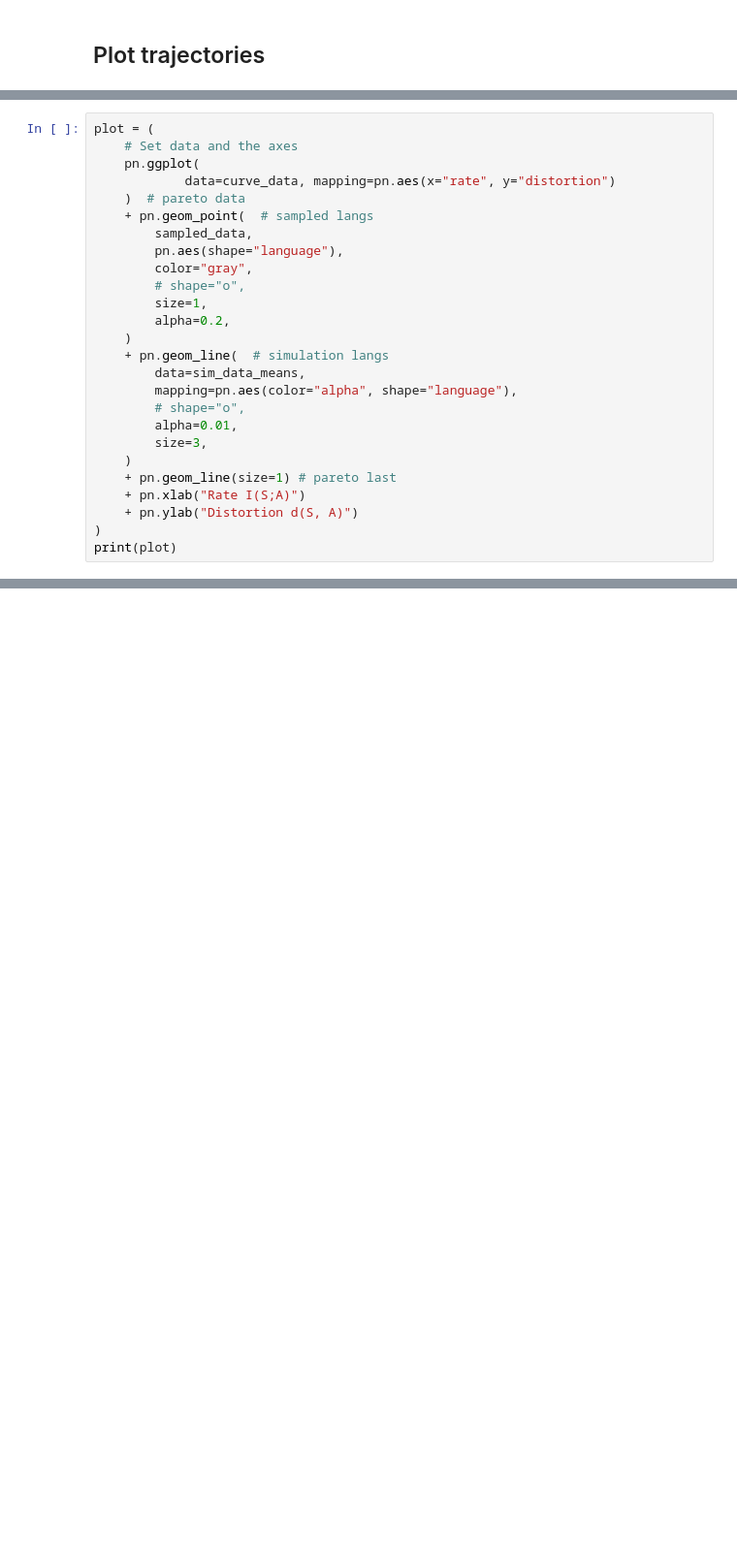
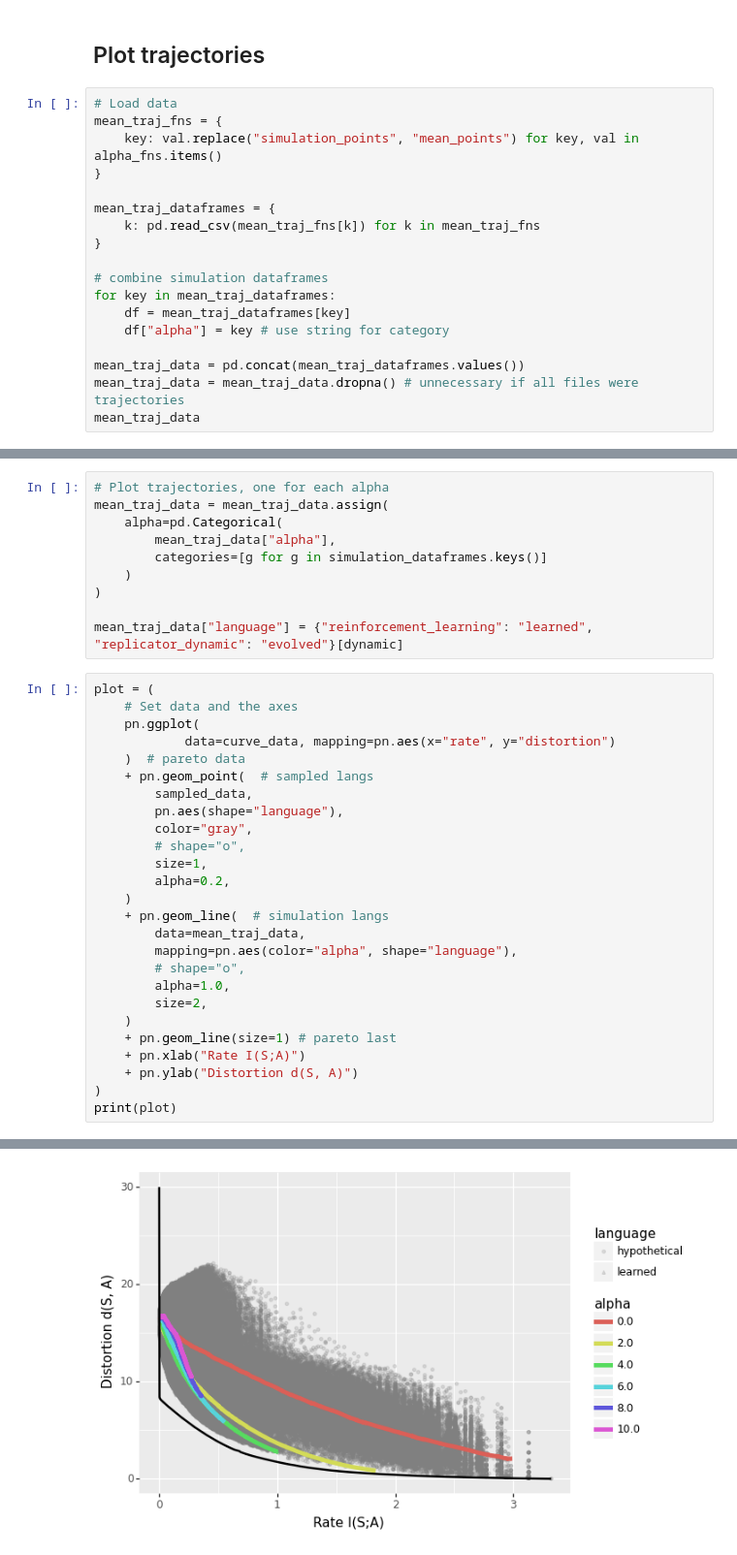
Before and after one commit to nathimel/rdsg, a Jupyter notebook: src/notebooks/analyze.ipynb, the cells around one changed output, grey strips where cells are left out. Shown at 97% size. Drawn from its saved outputs; the diff is of its cells as text; blank space fills up the shorter version.

```diff
--- a/src/notebooks/analyze.ipynb
+++ b/src/notebooks/analyze.ipynb
@@ -176,3 +168,21 @@ print(plot)
 # plot.save(filename=fn, width=10, height=10, dpi=300)
 # %% [markdown]
 ## Plot trajectories
+# %%
+# Load data
+mean_traj_fns = {
+    key: val.replace("simulation_points", "mean_points") for key, val in alpha_fns.items()
+}
+
+mean_traj_dataframes = {
+    k: pd.read_csv(mean_traj_fns[k]) for k in mean_traj_fns
+}
+
+# combine simulation dataframes
+for key in mean_traj_dataframes:
+    df = mean_traj_dataframes[key]
+    df["alpha"] = key # use string for category
+
+mean_traj_data = pd.concat(mean_traj_dataframes.values())
+mean_traj_data = mean_traj_data.dropna() # unnecessary if all files were trajectories
+mean_traj_data
@@ -179,3 +203,13 @@ print(plot)
+# %%
+# Plot trajectories, one for each alpha
+mean_traj_data = mean_traj_data.assign(
+    alpha=pd.Categorical(
+        mean_traj_data["alpha"],
+        categories=[g for g in simulation_dataframes.keys()]
+    )
+)
+
+mean_traj_data["language"] = {"reinforcement_learning": "learned", "replicator_dynamic": "evolved"}[dynamic]
 # %%
 plot = (
     # Set data and the axes
@@ -191,11 +225,11 @@ plot = (
         alpha=0.2,
     )
     + pn.geom_line(  # simulation langs
-        data=sim_data_means,
+        data=mean_traj_data,
         mapping=pn.aes(color="alpha", shape="language"),
         # shape="o",
-        alpha=0.01,
-        size=3,
+        alpha=1.0,
+        size=2,
     )
     + pn.geom_line(size=1) # pareto last
     + pn.xlab("Rate I(S;A)")
@@ -206,0 +240 @@ NameError: name 'sim_data_means' is not defined
+[figure, added]
```
Also changed, not shown: parts of 8 cells of this notebook, 2 other files.
